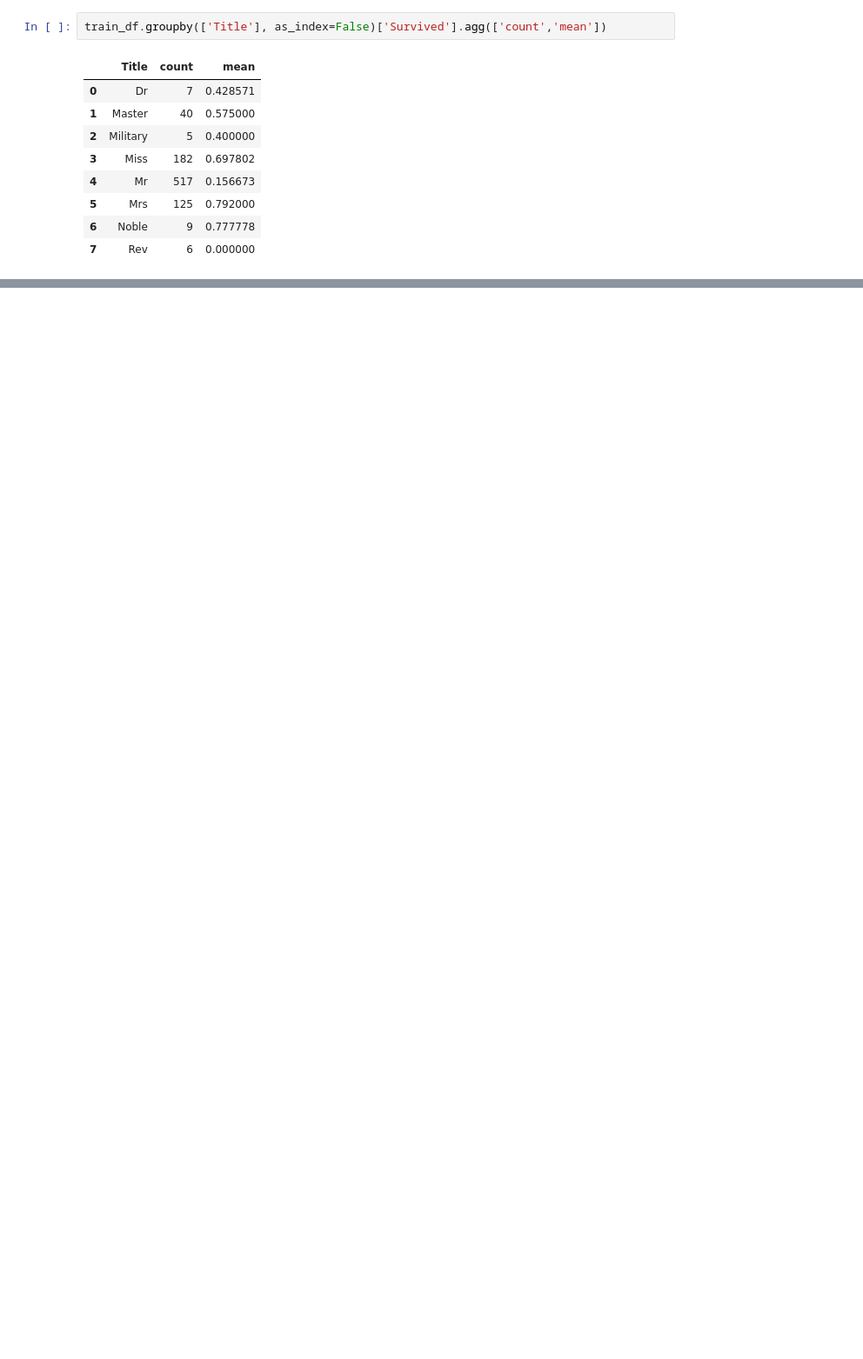
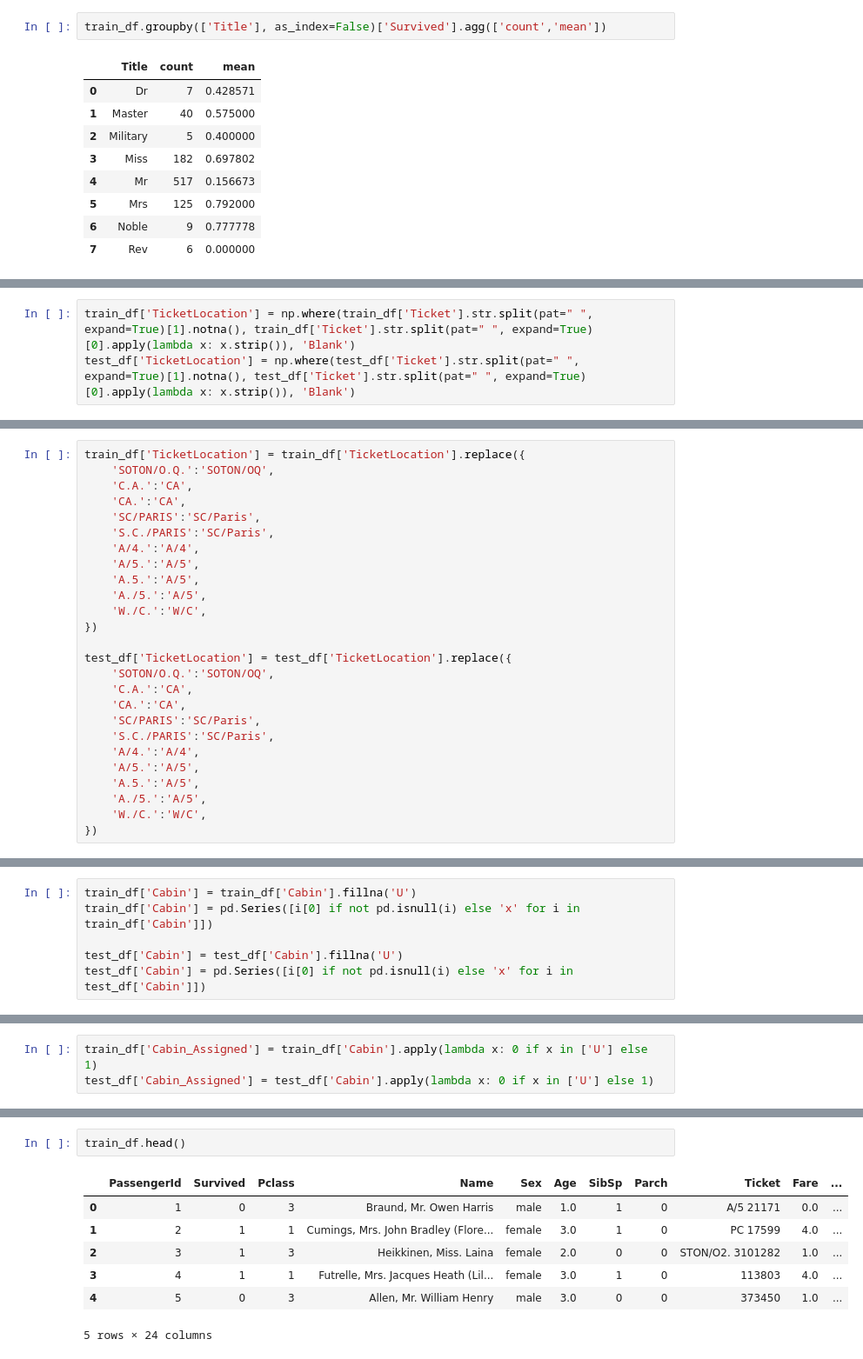
Before and after one commit to tajeshwar74/titanic, a Jupyter notebook: titanic.ipynb, the cells around one changed output, grey strips where cells are left out. Shown at 87% size. Drawn from its saved outputs; the diff is of its cells as text; blank space fills up the shorter version.

```diff
--- a/titanic.ipynb
+++ b/titanic.ipynb
@@ -317,0 +454,3 @@ train_df.groupby(['Title'], as_index=False)['Survived'].agg(['count','mean'])
+# %%
+train_df['TicketLocation'] = np.where(train_df['Ticket'].str.split(pat=" ", expand=True)[1].notna(), train_df['Ticket'].str.split(pat=" ", expand=True)[0].apply(lambda x: x.strip()), 'Blank')
+test_df['TicketLocation'] = np.where(test_df['Ticket'].str.split(pat=" ", expand=True)[1].notna(), test_df['Ticket'].str.split(pat=" ", expand=True)[0].apply(lambda x: x.strip()), 'Blank')
@@ -317,0 +477,26 @@ train_df.groupby(['Title'], as_index=False)['Survived'].agg(['count','mean'])
+# %%
+train_df['TicketLocation'] = train_df['TicketLocation'].replace({
+    'SOTON/O.Q.':'SOTON/OQ',
+    'C.A.':'CA',
+    'CA.':'CA',
+    'SC/PARIS':'SC/Paris',
+    'S.C./PARIS':'SC/Paris',
+    'A/4.':'A/4',
+    'A/5.':'A/5',
+    'A.5.':'A/5',
+    'A./5.':'A/5',
+    'W./C.':'W/C',
+})
+
+test_df['TicketLocation'] = test_df['TicketLocation'].replace({
+    'SOTON/O.Q.':'SOTON/OQ',
+    'C.A.':'CA',
+    'CA.':'CA',
+    'SC/PARIS':'SC/Paris',
+    'S.C./PARIS':'SC/Paris',
+    'A/4.':'A/4',
+    'A/5.':'A/5',
+    'A.5.':'A/5',
+    'A./5.':'A/5',
+    'W./C.':'W/C',
+})
@@ -317,0 +523,6 @@ train_df.groupby(['Title'], as_index=False)['Survived'].agg(['count','mean'])
+# %%
+train_df['Cabin'] = train_df['Cabin'].fillna('U')
+train_df['Cabin'] = pd.Series([i[0] if not pd.isnull(i) else 'x' for i in train_df['Cabin']])
+
+test_df['Cabin'] = test_df['Cabin'].fillna('U')
+test_df['Cabin'] = pd.Series([i[0] if not pd.isnull(i) else 'x' for i in test_df['Cabin']])
@@ -317,0 +542,3 @@ train_df.groupby(['Title'], as_index=False)['Survived'].agg(['count','mean'])
+# %%
+train_df['Cabin_Assigned'] = train_df['Cabin'].apply(lambda x: 0 if x in ['U'] else 1)
+test_df['Cabin_Assigned'] = test_df['Cabin'].apply(lambda x: 0 if x in ['U'] else 1)
@@ -317,0 +551,10 @@ train_df.groupby(['Title'], as_index=False)['Survived'].agg(['count','mean'])
+# %%
+train_df.head()
+# %% [output]
+|  | PassengerId | Survived | Pclass | Name | Sex | Age | SibSp | Parch | Ticket | Fare | ... |
+| 0 | 1 | 0 | 3 | Braund, Mr. Owen Harris | male | 1.0 | 1 | 0 | A/5 21171 | 0.0 | ... |
+| 1 | 2 | 1 | 1 | Cumings, Mrs. John Bradley (Flore... | female | 3.0 | 1 | 0 | PC 17599 | 4.0 | ... |
+| 2 | 3 | 1 | 3 | Heikkinen, Miss. Laina | female | 2.0 | 0 | 0 | STON/O2. 3101282 | 1.0 | ... |
+| 3 | 4 | 1 | 1 | Futrelle, Mrs. Jacques Heath (Lil... | female | 3.0 | 1 | 0 | 113803 | 4.0 | ... |
+| 4 | 5 | 0 | 3 | Allen, Mr. William Henry | male | 3.0 | 0 | 0 | 373450 | 1.0 | ... |
+5 rows × 24 columns
```
Also changed, not shown: parts of 24 cells of this notebook.
